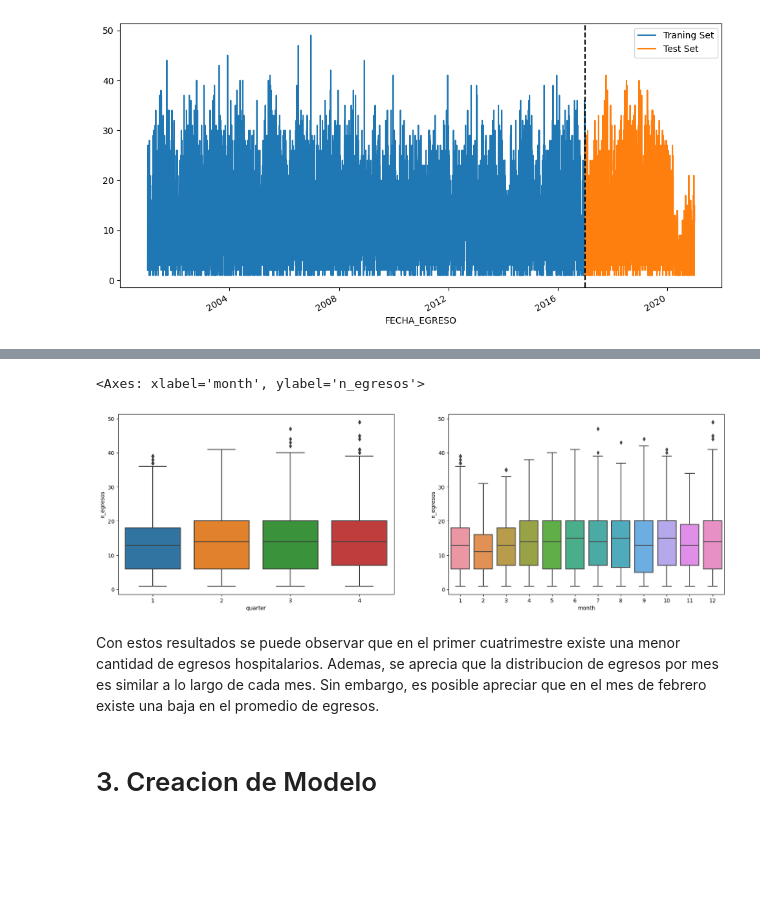
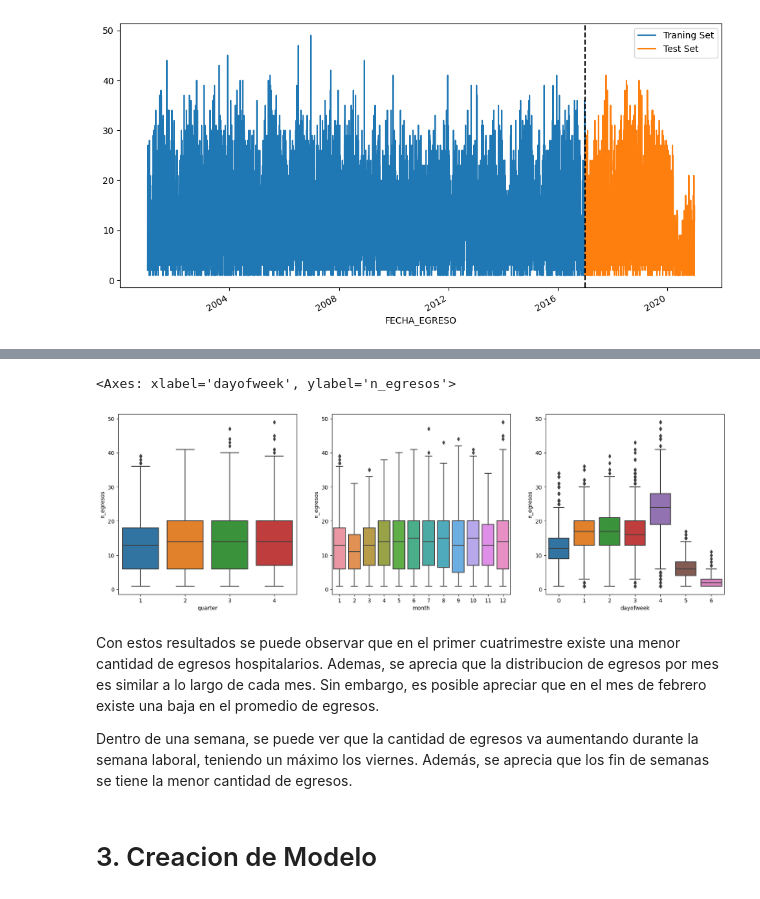
Before and after one commit to JavierRojas14/proyeccion-int, a Jupyter notebook: notebooks/2.0-jrb-forecasting.ipynb, the cells around one changed output, grey strips where cells are left out. Saved outputs shown, nothing was run; the diff lists cells and outputs as text; code cells hidden in the pictures; blank space fills up the shorter version.

Commit message:
Agrega analisis de egresos por semana

```diff
--- a/notebooks/2.0-jrb-forecasting.ipynb
+++ b/notebooks/2.0-jrb-forecasting.ipynb
@@ -116,15 +129,20 @@ resumen_egresos
 # %%
-fig, axis = plt.subplots(1, 2, figsize=(20, 6))
+fig, axis = plt.subplots(1, 3, figsize=(20, 6))
 sns.boxplot(data=resumen_egresos, x="quarter", y="n_egresos", ax=axis[0])
 sns.boxplot(data=resumen_egresos, x="month", y="n_egresos",ax=axis[1])
+sns.boxplot(data=resumen_egresos, x="dayofweek", y="n_egresos",ax=axis[2])
 # %% [output]
-<Axes: xlabel='month', ylabel='n_egresos'>
+<Axes: xlabel='dayofweek', ylabel='n_egresos'>
-[figure, old version]
+[figure, new version]
 # %% [markdown]
 Con estos resultados se puede observar que en el primer cuatrimestre existe una menor cantidad
 de egresos hospitalarios. Ademas, se aprecia que la distribucion de egresos por mes es similar
 a lo largo de cada mes. Sin embargo, es posible apreciar que en el mes de febrero existe una
 baja en el promedio de egresos.
+
+Dentro de una semana, se puede ver que la cantidad de egresos va aumentando durante la semana
+laboral, teniendo un máximo los viernes. Además, se aprecia que los fin de semanas se tiene la
+menor cantidad de egresos.
 # %% [markdown]
 # 3. Creacion de Modelo
 # %%
```
Also changed, not shown: parts of 11 cells of this notebook.
